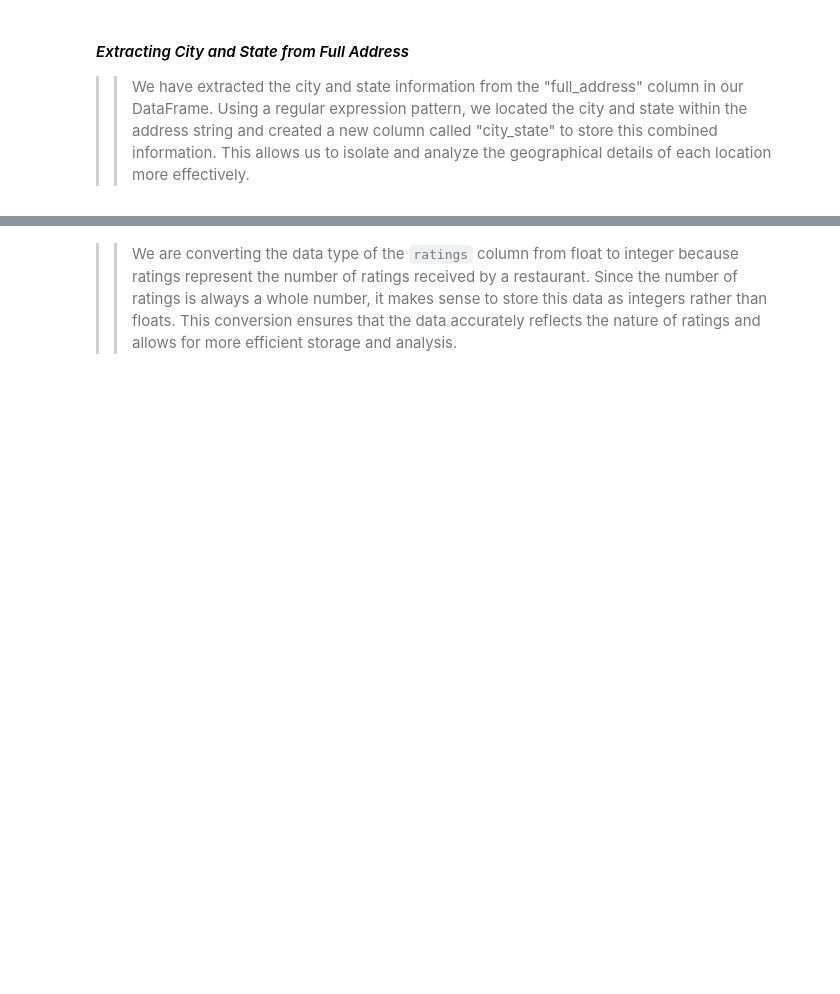
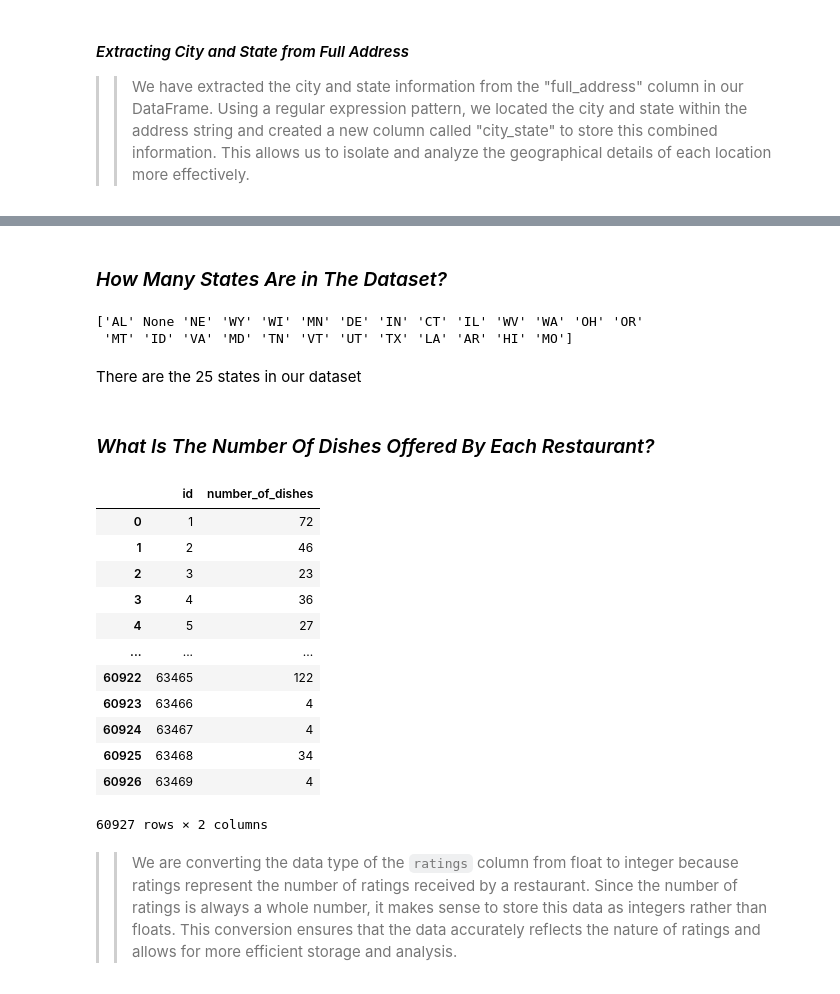
Before and after one commit to ndungek/FOOD-DELIVERY-COST-AND-PROFIT--ANALYSIS, a Jupyter notebook: ubereats.ipynb, the cells around one changed output, grey strips where cells are left out. Cells and saved outputs as stored; diff of their text form; code cells hidden in the pictures; blank space fills up the shorter version.

```diff
--- a/ubereats.ipynb
+++ b/ubereats.ipynb
@@ -354,0 +404,16 @@ merged_data.head()
+# %% [markdown]
+### *How Many States Are in The Dataset?*
+# %%
+
+# Apply the extract_state function to create a 'state' and 'region' column
+merged_data['state'] = merged_data['full_address'].apply(extract_state)
+
+merged_data['region'] = merged_data['state'].apply(map_state_to_region)
+
+# Display the unique values in the state column
+print(merged_data['state'].unique())
+# %% [output]
+['AL' None 'NE' 'WY' 'WI' 'MN' 'DE' 'IN' 'CT' 'IL' 'WV' 'WA' 'OH' 'OR'
+ 'MT' 'ID' 'VA' 'MD' 'TN' 'VT' 'UT' 'TX' 'LA' 'AR' 'HI' 'MO']
+# %% [markdown]
+There are the 25 states in our dataset
@@ -355,3 +423,26 @@ merged_data.head()
+# %% [markdown]
+### *What Is The Number Of Dishes Offered By Each Restaurant?*
+# %%
+# Count the number of dishes serve by the restaurant using groupby for restaurant ID
+menu = menus.groupby('restaurant_id')['name'].count()
+number_of_dishes_per_restaurant = pd.DataFrame(menu).reset_index()
+# Renaming the columns to id and number of dishes
+number_of_dishes_per_restaurant.columns = ['id', 'number_of_dishes']
+number_of_dishes_per_restaurant
+# %% [output]
+|  | id | number_of_dishes |
+| 0 | 1 | 72 |
+| 1 | 2 | 46 |
+| 2 | 3 | 23 |
+| 3 | 4 | 36 |
+| 4 | 5 | 27 |
+| ... | ... | ... |
+| 60922 | 63465 | 122 |
+| 60923 | 63466 | 4 |
+| 60924 | 63467 | 4 |
+| 60925 | 63468 | 34 |
+| 60926 | 63469 | 4 |
+60927 rows × 2 columns
 # %% [markdown]
 >> We are converting the data type of the `ratings` column from float to integer because ratings represent the number of ratings received by a restaurant. Since the number of ratings is always a whole number, it makes sense to store this data as integers rather than floats. This conversion ensures that the data accurately reflects the nature of ratings and allows for more efficient storage and analysis.
 # %%
```
Also changed, not shown: parts of 22 cells of this notebook.
